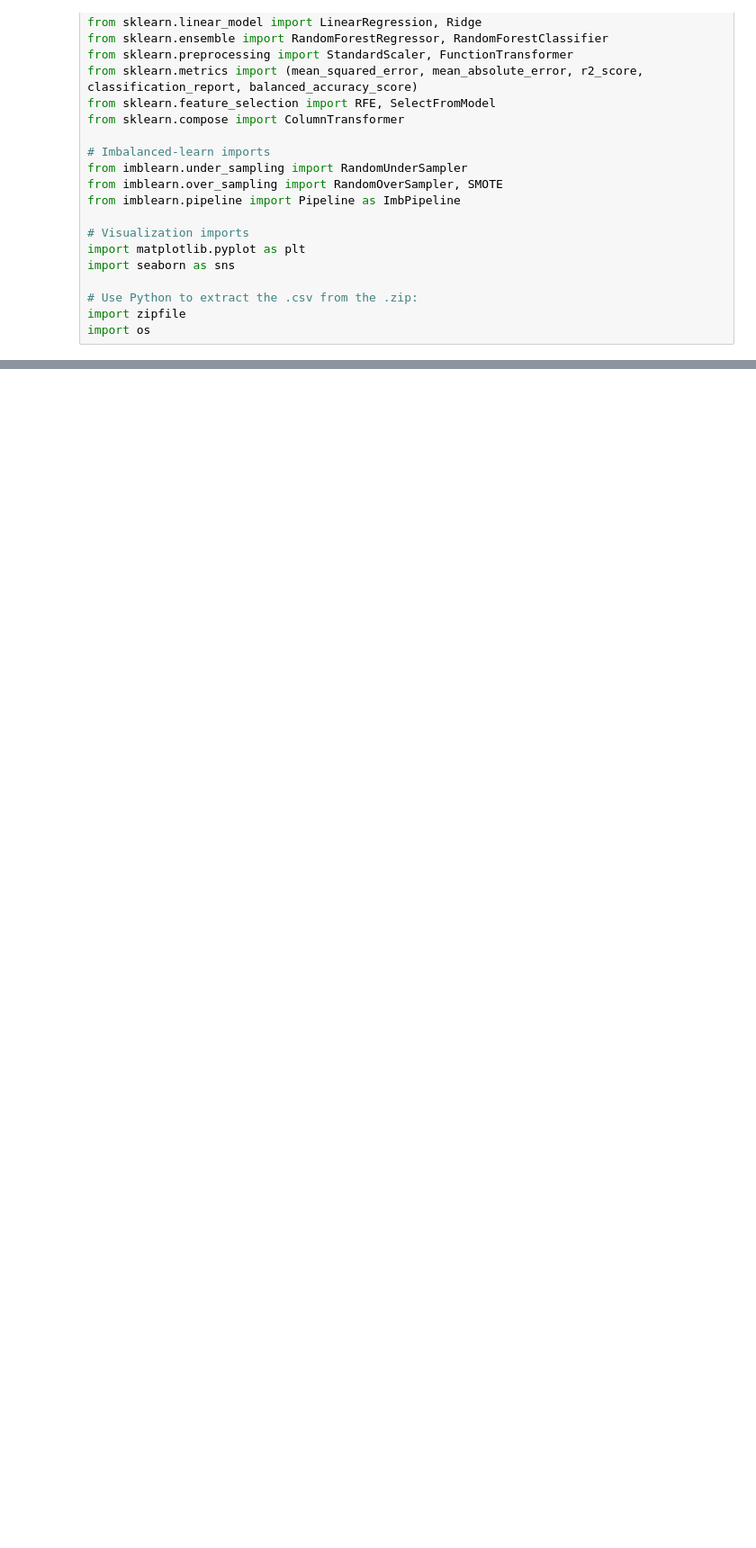
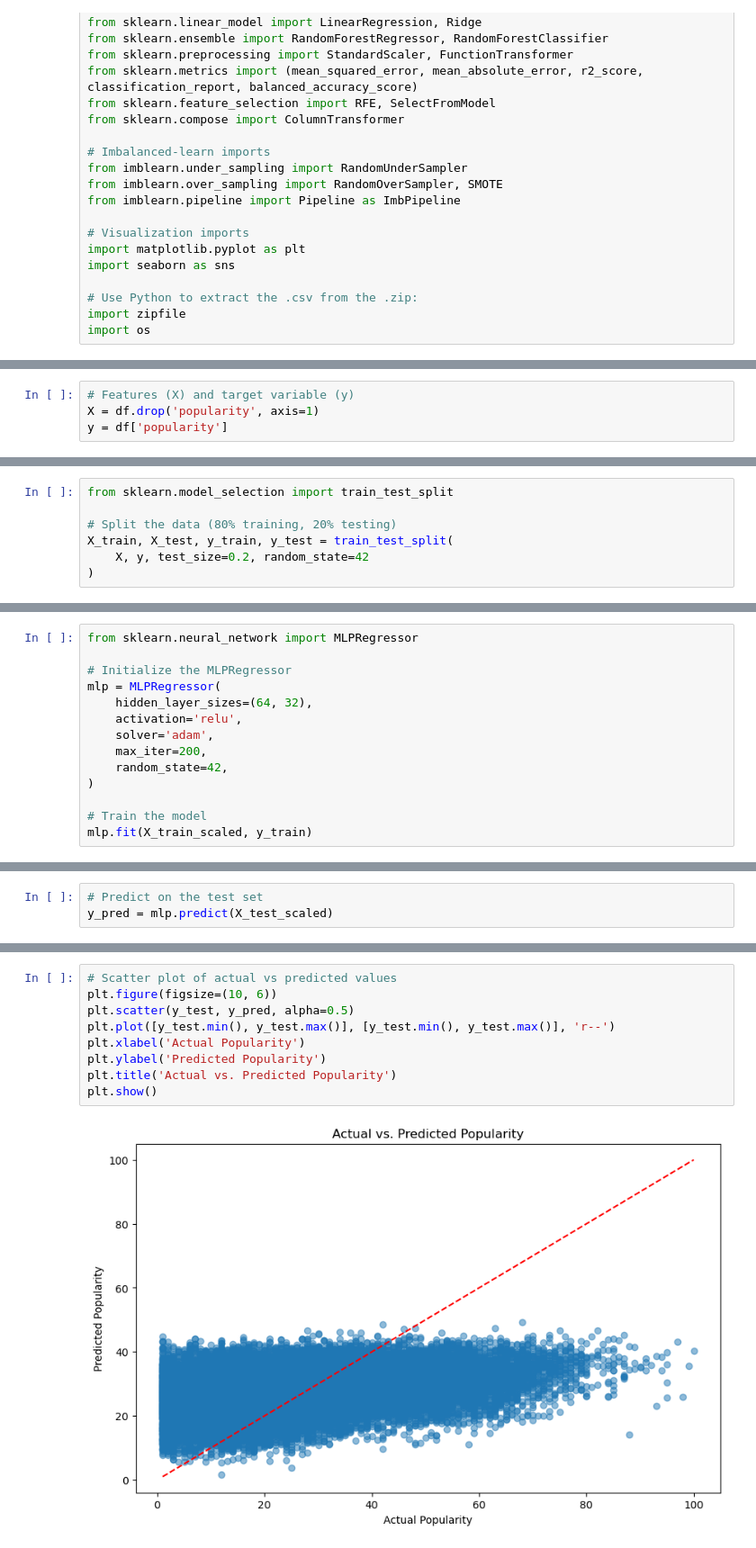
Before and after one commit to cmccall97/Project_2, a Jupyter notebook: Project_2/Neural_Network_Attempt.ipynb, the cells around one changed output, grey strips where cells are left out. Shown at 90% size. Cells and saved outputs as stored; diff of their text form; blank space fills up the shorter version.

```diff
--- a/Project_2/Neural_Network_Attempt.ipynb
+++ b/Project_2/Neural_Network_Attempt.ipynb
@@ -632,0 +159,4 @@ plt.show()
+# %%
+# Features (X) and target variable (y)
+X = df.drop('popularity', axis=1)
+y = df['popularity']
@@ -632,0 +165,7 @@ plt.show()
+# %%
+from sklearn.model_selection import train_test_split
+
+# Split the data (80% training, 20% testing)
+X_train, X_test, y_train, y_test = train_test_split(
+    X, y, test_size=0.2, random_state=42
+)
@@ -632,0 +181,14 @@ plt.show()
+# %%
+from sklearn.neural_network import MLPRegressor
+
+# Initialize the MLPRegressor
+mlp = MLPRegressor(
+    hidden_layer_sizes=(64, 32),
+    activation='relu',
+    solver='adam',
+    max_iter=200,
+    random_state=42,
+)
+
+# Train the model
+mlp.fit(X_train_scaled, y_train)
@@ -632,0 +197,3 @@ plt.show()
+# %%
+# Predict on the test set
+y_pred = mlp.predict(X_test_scaled)
@@ -632,0 +219,11 @@ plt.show()
+# %%
+# Scatter plot of actual vs predicted values
+plt.figure(figsize=(10, 6))
+plt.scatter(y_test, y_pred, alpha=0.5)
+plt.plot([y_test.min(), y_test.max()], [y_test.min(), y_test.max()], 'r--')
+plt.xlabel('Actual Popularity')
+plt.ylabel('Predicted Popularity')
+plt.title('Actual vs. Predicted Popularity')
+plt.show()
+# %% [output]
+[figure, added]
```
Also changed, not shown: parts of 39 cells of this notebook.
